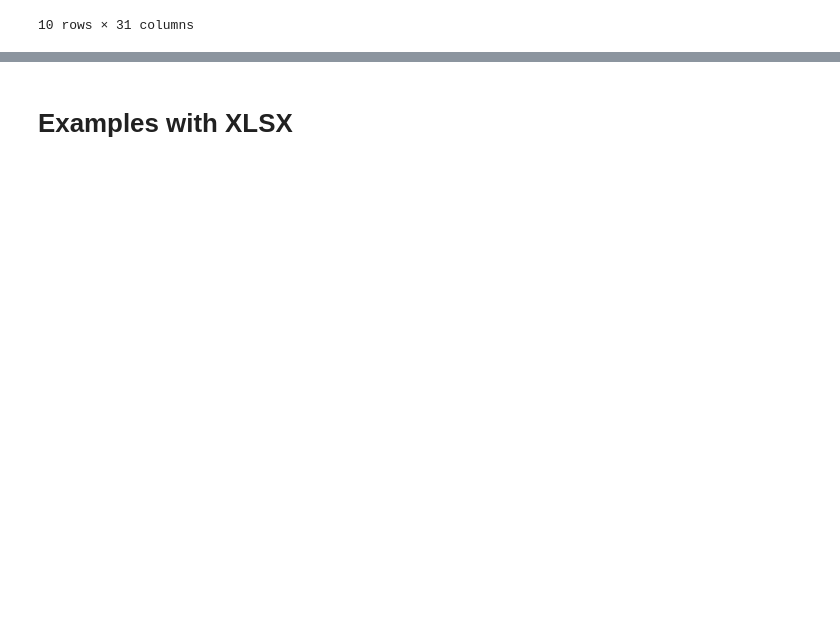
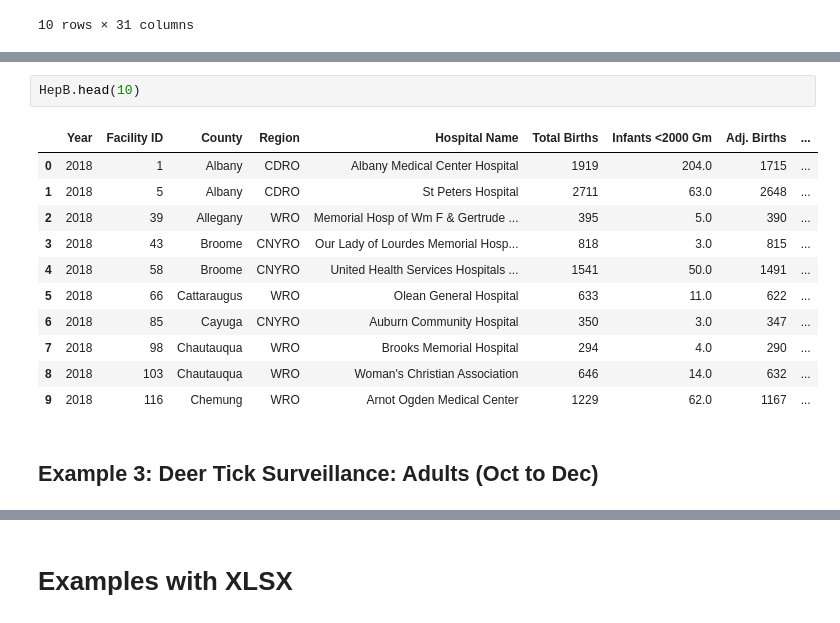
Before and after one commit to EugeneHsiung/datasci_1_loading, a Jupyter notebook: HHA507W1_Intro.ipynb, the cells around one changed output, grey strips where cells are left out. Cells and saved outputs as stored; diff of their text form; blank space fills up the shorter version.

```diff
--- a/HHA507W1_Intro.ipynb
+++ b/HHA507W1_Intro.ipynb
@@ -71,0 +95,16 @@ SCC [0:10]
+# %%
+HepB.head(10)
+# %% [output]
+|  | Year | Facility ID | County | Region | Hospital Name | Total Births | Infants <2000 Gm | Adj. Births | ... |
+| 0 | 2018 | 1 | Albany | CDRO | Albany Medical Center Hospital | 1919 | 204.0 | 1715 | ... |
+| 1 | 2018 | 5 | Albany | CDRO | St Peters Hospital | 2711 | 63.0 | 2648 | ... |
+| 2 | 2018 | 39 | Allegany | WRO | Memorial Hosp of Wm F & Gertrude ... | 395 | 5.0 | 390 | ... |
+| 3 | 2018 | 43 | Broome | CNYRO | Our Lady of Lourdes Memorial Hosp... | 818 | 3.0 | 815 | ... |
+| 4 | 2018 | 58 | Broome | CNYRO | United Health Services Hospitals ... | 1541 | 50.0 | 1491 | ... |
+| 5 | 2018 | 66 | Cattaraugus | WRO | Olean General Hospital | 633 | 11.0 | 622 | ... |
+| 6 | 2018 | 85 | Cayuga | CNYRO | Auburn Community Hospital | 350 | 3.0 | 347 | ... |
+| 7 | 2018 | 98 | Chautauqua | WRO | Brooks Memorial Hospital | 294 | 4.0 | 290 | ... |
+| 8 | 2018 | 103 | Chautauqua | WRO | Woman's Christian Association | 646 | 14.0 | 632 | ... |
+| 9 | 2018 | 116 | Chemung | WRO | Arnot Ogden Medical Center | 1229 | 62.0 | 1167 | ... |
+# %% [markdown]
+## Example 3: Deer Tick Surveillance: Adults (Oct to Dec)
```
Also changed, not shown: parts of 58 cells of this notebook.
